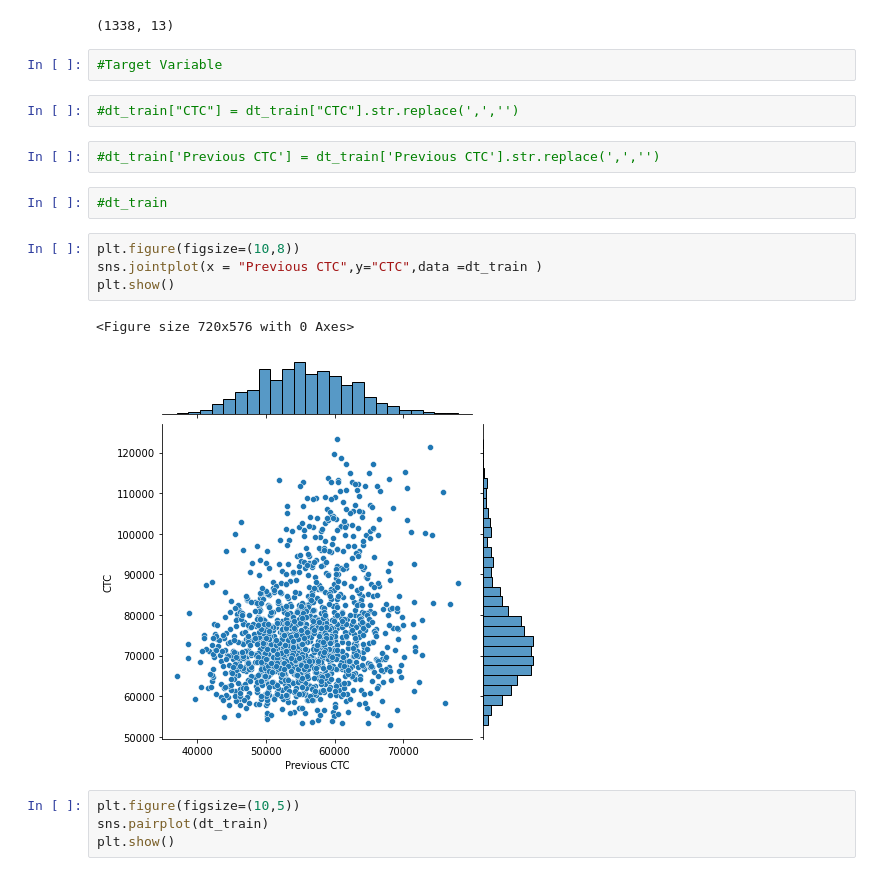
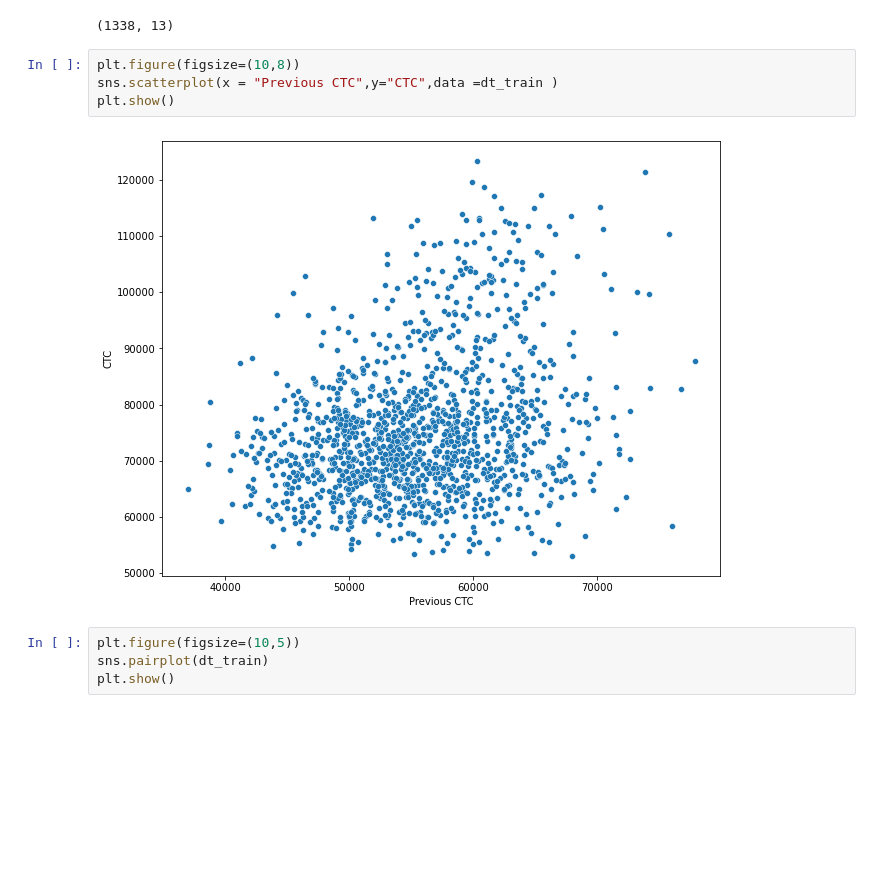
Before and after one commit to mayurworkoncode/CTC_Prediction, a Jupyter notebook: CTC_Prediction.ipynb, the cells around one changed output. Drawn from its saved outputs; the diff is of its cells as text; blank space fills up the shorter version.

```diff
--- a/CTC_Prediction.ipynb
+++ b/CTC_Prediction.ipynb
@@ -197,21 +196,12 @@ dt_train.shape
 dt_test.shape
 # %% [output]
 (1338, 13)
-# %%
-#Target Variable
-# %%
-#dt_train["CTC"] = dt_train["CTC"].str.replace(',','')
-# %%
-#dt_train['Previous CTC'] = dt_train['Previous CTC'].str.replace(',','')
-# %%
-#dt_train
 # %%
 plt.figure(figsize=(10,8))
-sns.jointplot(x = "Previous CTC",y="CTC",data =dt_train )
+sns.scatterplot(x = "Previous CTC",y="CTC",data =dt_train )
 plt.show()
 # %% [output]
-<Figure size 720x576 with 0 Axes>
-[figure, old version]
+[figure, new version]
 # %%
 plt.figure(figsize=(10,5))
 sns.pairplot(dt_train)
```
Also changed, not shown: parts of 94 cells of this notebook.
